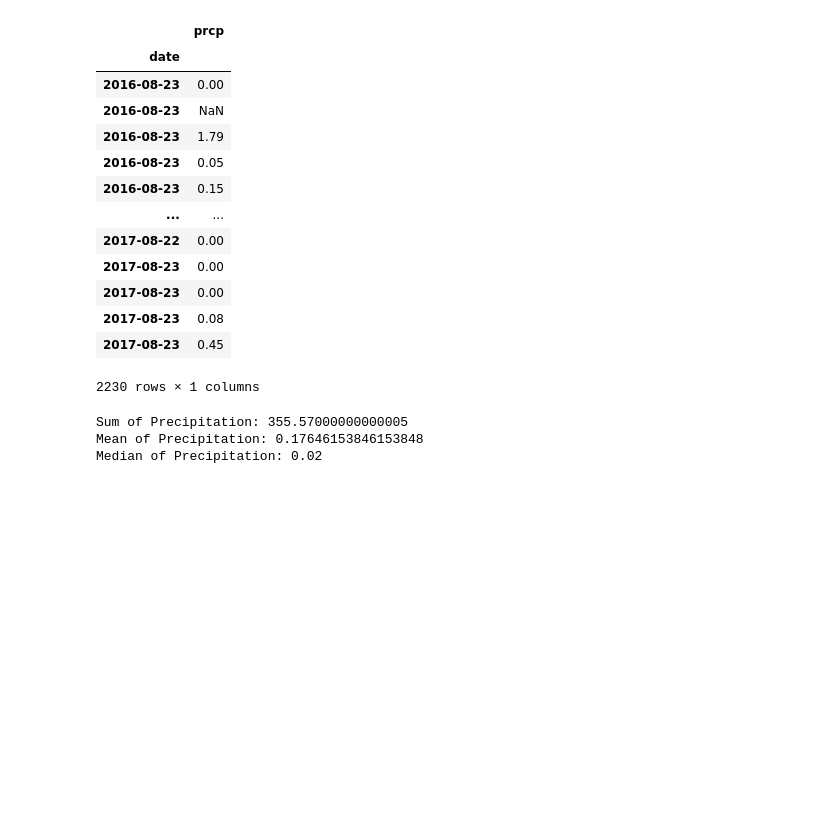
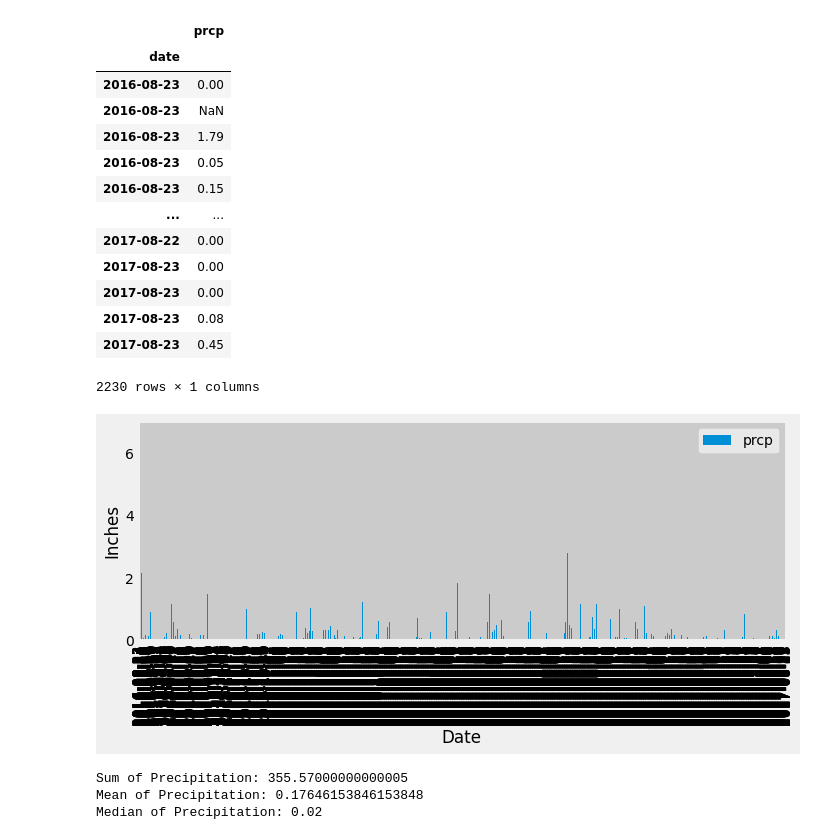
Before and after one commit to cassfolk/HW.Folkers, a Jupyter notebook: 08-sqlalchemy-challenge/climate_starter.ipynb, the cells around one changed output. Cells and saved outputs as stored; diff of their text form; code cells hidden in the pictures; blank space fills up the shorter version.

```diff
--- a/08-sqlalchemy-challenge/climate_starter.ipynb
+++ b/08-sqlalchemy-challenge/climate_starter.ipynb
@@ -111,28 +111,31 @@ last_12_sort
 # %%
 # Use Pandas Plotting with Matplotlib to plot the data
 
 # ['2016-08-23', '2016-10-01', '2016-11-09', '2016-12-19', '2017-01-28',
 # '2017-03-09', '2017-04-18', '2017-05-31', '2017-07-10']
 
 
-# dates = [last_12_sort.iloc[::250, 0]]
+                # dates = [last_12_sort.iloc[::250, 0]]
 
 #             x_axis = np.arange(len(last_12_sort.index))
 #             tick_locations = [value for value in x_axis]
 
-df = pd.DataFrame(last_12_sort, columns=['date', 'prcp'])
-df.set_index('date')
-ax = df.plot.bar(figsize=(20,5))
+df = pd.DataFrame(last_12_sort, columns=['prcp'])
+# df.set_index('date')
+df.plot.bar(figsize=(10,5)) #ax =
 
+                # last_12_sort.plot(kind="bar", figsize=(20,5))
 plt.xlabel('Date')
 plt.ylabel('Inches')
 plt.tight_layout()
 
-ax.set_xticks(last_12_sort[::250])
-ax.set_xticklabels(last_12_sort.index[::250], rotation=90)
+                # ax.set_xticks(last_12_sort[::250])
+                # ax.set_xticklabels(last_12_sort.index[::250], rotation=90)
 
                 # plt.xticks(tick_locations, last_12_sort.index, rotation="vertical")
 plt.show()
+# %% [output]
+[figure, added]
 # %%
 # Use Pandas to calcualte the summary statistics for the precipitation data
 print(f"Sum of Precipitation: {last_12_df.prcp.sum()}")
```
